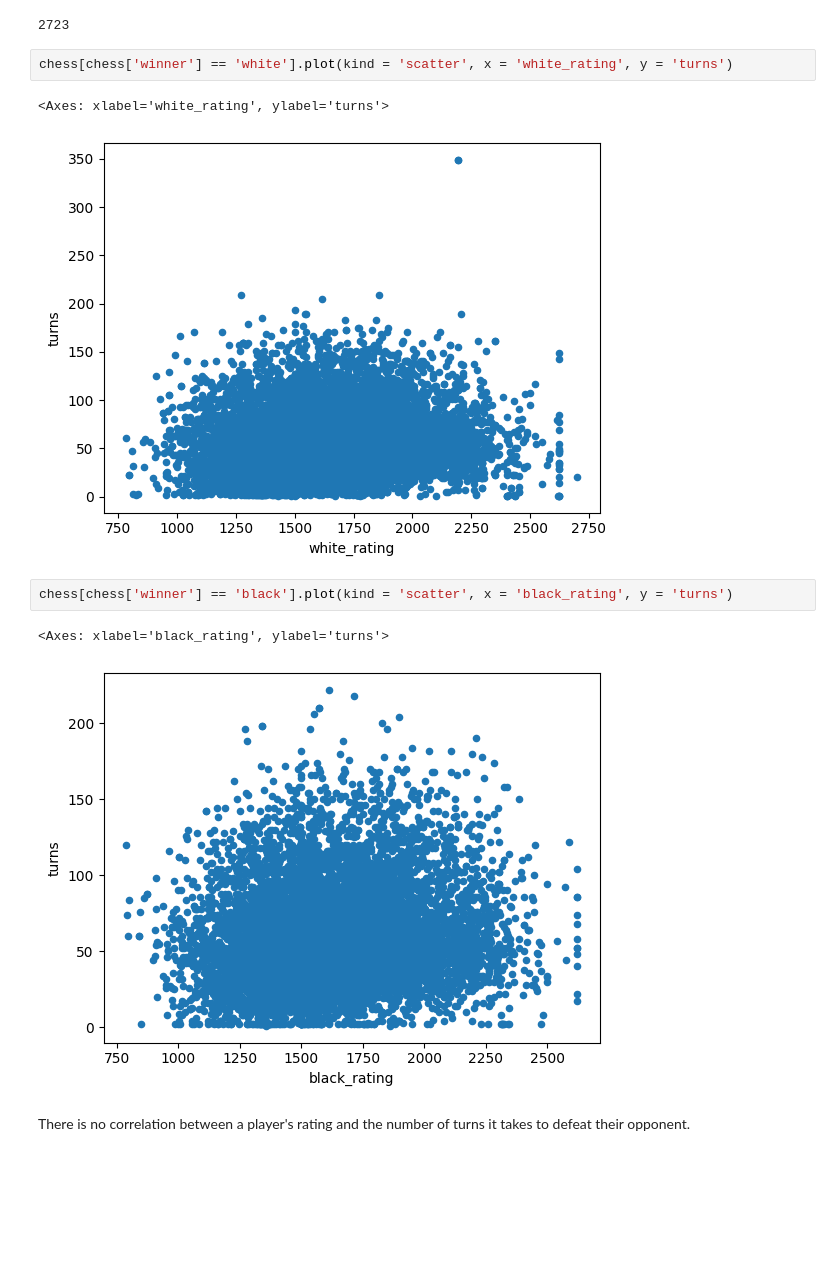
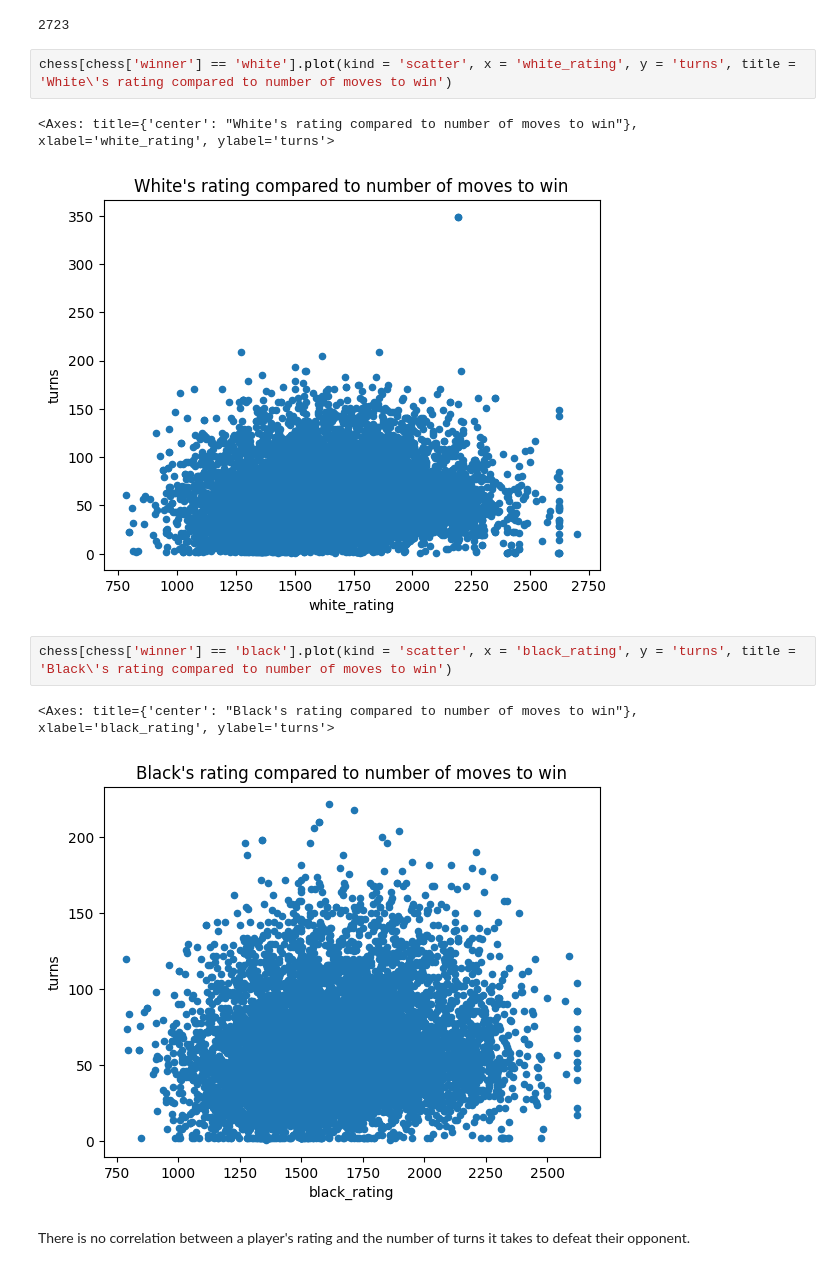
Before and after one commit to MarcusStorjohann/Chess-Project, a Jupyter notebook: Chess.ipynb, the cells around one changed output. Drawn from its saved outputs; the diff is of its cells as text; blank space fills up the shorter version.

```diff
--- a/Chess.ipynb
+++ b/Chess.ipynb
@@ -56,15 +56,15 @@ chess['black_rating'].max()
 # %% [output]
 2723
 # %%
-chess[chess['winner'] == 'white'].plot(kind = 'scatter', x = 'white_rating', y = 'turns')
+chess[chess['winner'] == 'white'].plot(kind = 'scatter', x = 'white_rating', y = 'turns', title = 'White\'s rating compared to number of moves to win')
 # %% [output]
-<Axes: xlabel='white_rating', ylabel='turns'>
+<Axes: title={'center': "White's rating compared to number of moves to win"}, xlabel='white_rating', ylabel='turns'>
-[figure, old version]
+[figure, new version]
 # %%
-chess[chess['winner'] == 'black'].plot(kind = 'scatter', x = 'black_rating', y = 'turns')
+chess[chess['winner'] == 'black'].plot(kind = 'scatter', x = 'black_rating', y = 'turns', title = 'Black\'s rating compared to number of moves to win')
 # %% [output]
-<Axes: xlabel='black_rating', ylabel='turns'>
+<Axes: title={'center': "Black's rating compared to number of moves to win"}, xlabel='black_rating', ylabel='turns'>
-[figure, old version]
+[figure, new version]
 # %% [markdown]
 There is no correlation between a player's rating and the number of turns it takes to defeat their opponent.
 # %% [markdown]
```
Also changed, not shown: parts of 4 cells of this notebook.
